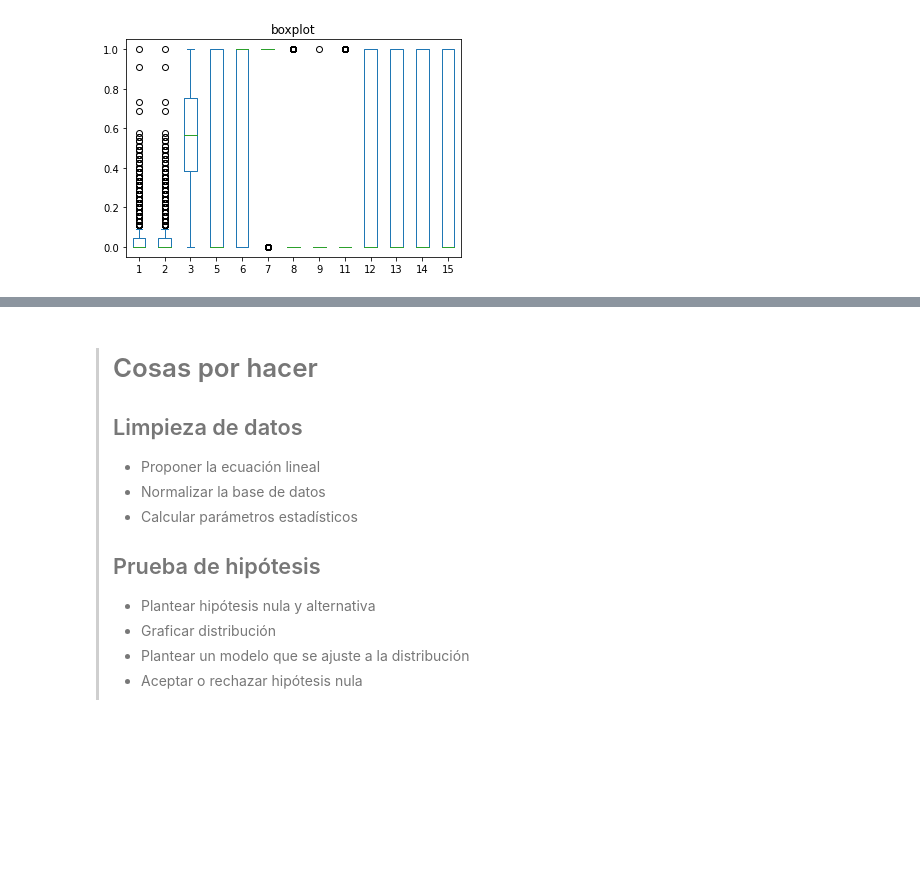
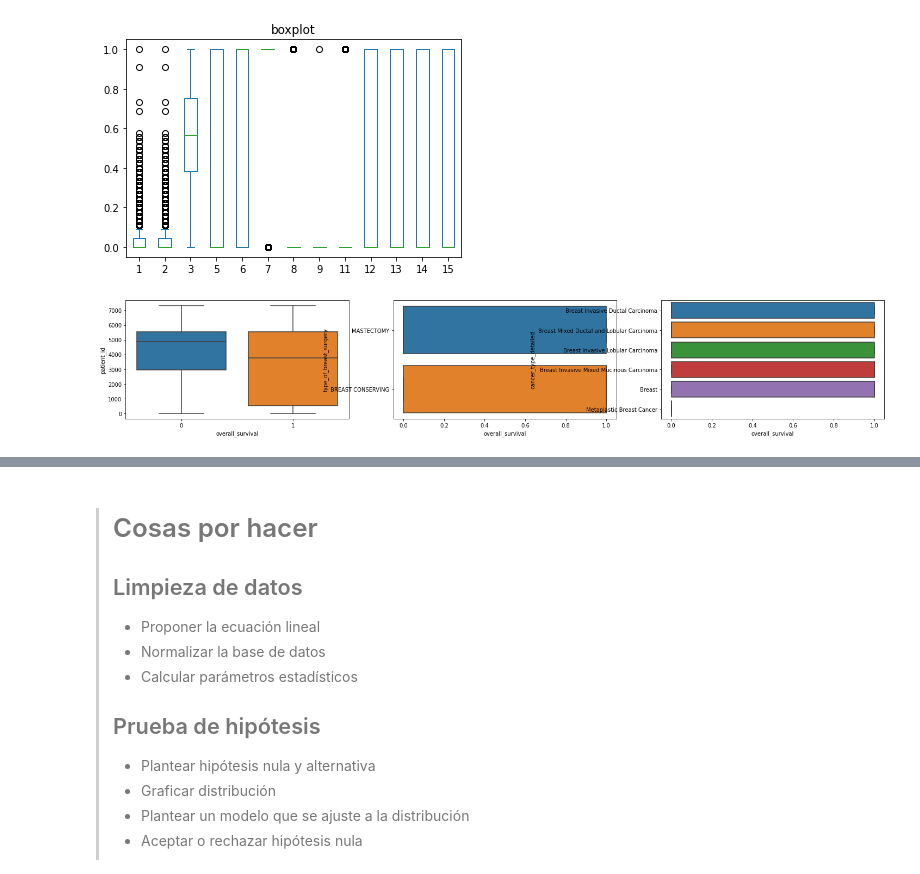
Before and after one commit to SebasM2000/DataBase_Sttcs, a Jupyter notebook: comp.ipynb, the cells around one changed output, grey strips where cells are left out. Saved outputs shown, nothing was run; the diff lists cells and outputs as text; code cells hidden in the pictures; blank space fills up the shorter version.

```diff
--- a/comp.ipynb
+++ b/comp.ipynb
@@ -363,3 +361,12 @@ ax = data.plot(kind='box', title='boxplot')
 plt.show()
 # %% [output]
 [figure]
+# %%
+import seaborn as sns
+fig, axes = plt.subplots(1, 3, figsize=(25, 4))
+for idx, feature in enumerate(list(analisis.columns)[:3]):
+
+    sns.boxplot( x='overall_survival', y=feature, data=analisis, ax=axes[idx])
+plt.show()
+# %% [output]
+[figure, added]
```
Also changed, not shown: parts of 11 cells of this notebook.
